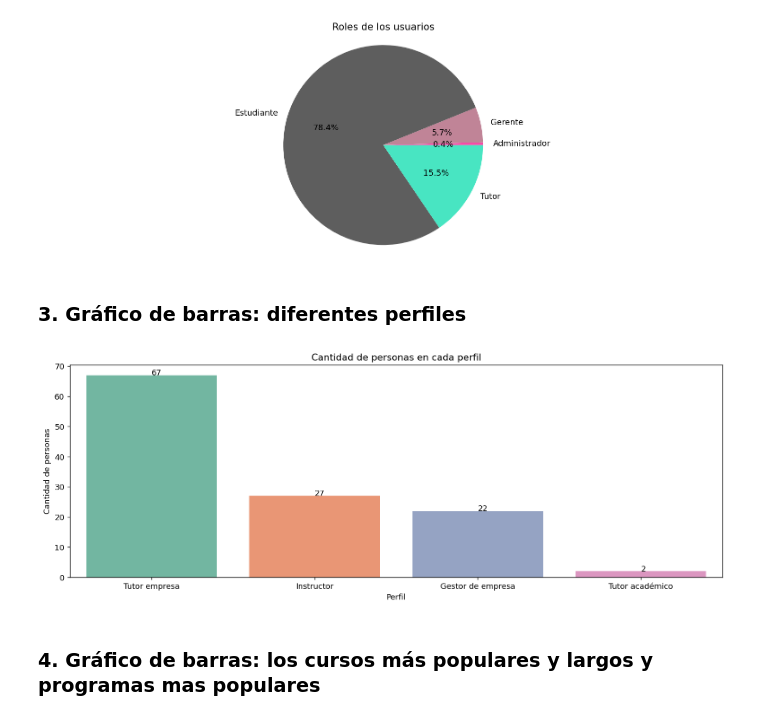
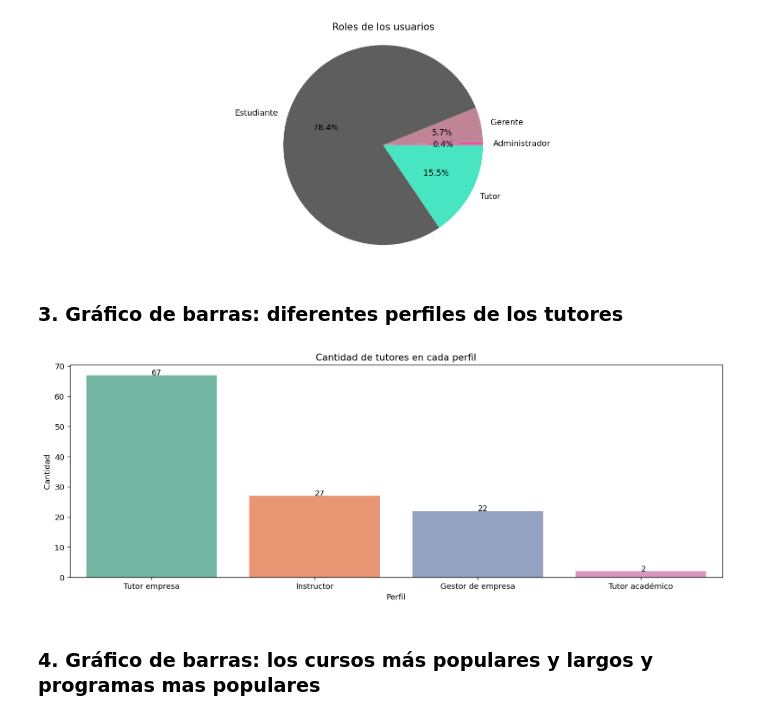
Before and after one commit to maialenaguiriano/R6_AzulClaro, a Jupyter notebook: scripts/descriptivos-graficos.ipynb, the cells around one changed output. Drawn from its saved outputs; the diff is of its cells as text; code cells hidden in the pictures.

```diff
--- a/scripts/descriptivos-graficos.ipynb
+++ b/scripts/descriptivos-graficos.ipynb
@@ -116,35 +116,36 @@ plt.savefig("..\\gráficos\\grafico2_usuarios.png")
 # %% [output]
 [figure]
 # %% [markdown]
-### 3. Gráfico de barras: diferentes perfiles
+### 3. Gráfico de barras: diferentes perfiles de los tutores
 # %%
+
 tutores_perfil_count = tutores_perfil['perfil_name'].value_counts().to_frame().reset_index()
 
 # Objetos
 fig, ax = plt.subplots()
 
 # Grafico de barras
 sns.barplot(ax = ax, x = "index", y = "perfil_name", data = tutores_perfil_count , palette = "Set2" )
 #ejes
-ax.set(xlabel = 'Perfil' , ylabel = 'Cantidad de personas')
+ax.set(xlabel = 'Perfil' , ylabel = 'Cantidad')
 
 # funcion para agregar etiquetas de valores
 def addlabels(x,y):
     for i in range(len(x)):
         plt.text(i,y[i],y[i])
 
 addlabels(x = tutores_perfil_count['index'], y = tutores_perfil_count['perfil_name'])
 
 # Formato
 fig.set_size_inches(15,5)
 fig.set_dpi(130)
 
-ax.set_title("Cantidad de personas en cada perfil")
+ax.set_title("Cantidad de tutores en cada perfil")
 
 #guardarlo en la carpeta graficos
 plt.savefig("..\\gráficos\\grafico3_tutoresperfil.png")
 # %% [output]
-[figure, old version]
+[figure, new version]
 # %% [markdown]
 ### 4. Gráfico de barras: los cursos más populares y largos y programas mas populares
 # %%
```
Also changed, not shown: parts of 3 cells of this notebook, 5 other files.
